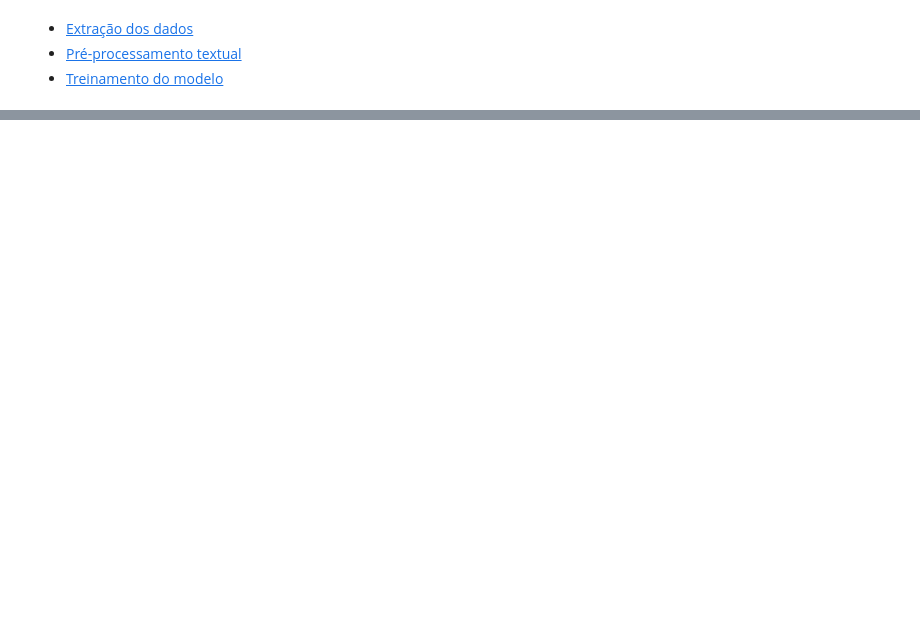
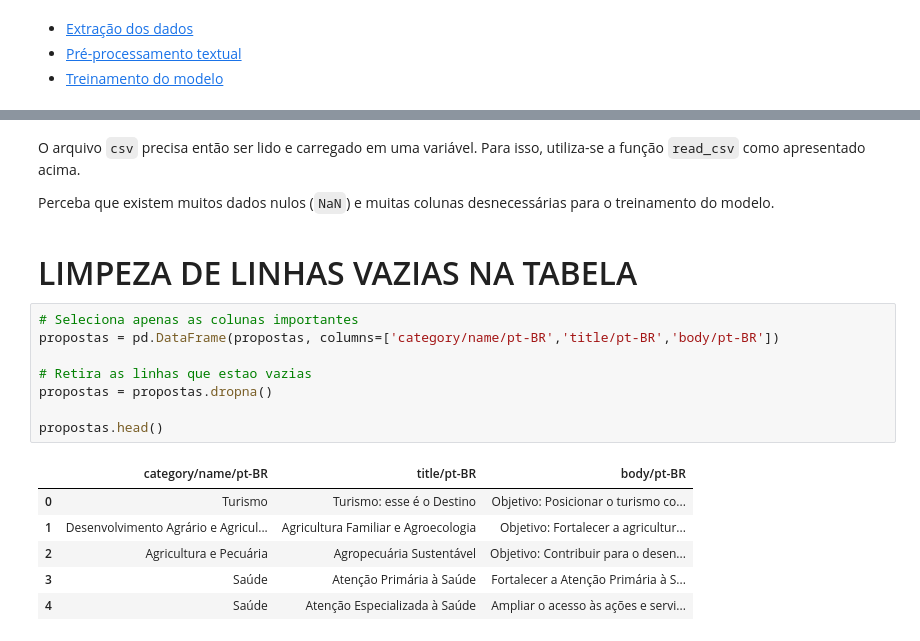
Before and after one commit to ResidenciaTICBrisa/BP-Classificador-de-Propostas, a Jupyter notebook: processo_de_desenvolvimento.ipynb, the cells around one changed output, grey strips where cells are left out. Saved outputs shown, nothing was run; the diff lists cells and outputs as text; blank space fills up the shorter version.

```diff
--- a/processo_de_desenvolvimento.ipynb
+++ b/processo_de_desenvolvimento.ipynb
@@ -121,0 +75,21 @@ No caso, podemos trabalhar com o dados estruturados, que são dados organizados
+# %% [markdown]
+O arquivo `csv` precisa então ser lido e carregado em uma variável. Para isso, utiliza-se a função `read_csv` como apresentado acima.
+
+Perceba que existem muitos dados nulos (`NaN`) e muitas colunas desnecessárias para o treinamento do modelo.
+# %% [markdown]
+<h3 style="font-size:2rem;">LIMPEZA DE LINHAS VAZIAS NA TABELA</h3>
+# %%
+# Seleciona apenas as colunas importantes
+propostas = pd.DataFrame(propostas, columns=['category/name/pt-BR','title/pt-BR','body/pt-BR'])
+
+# Retira as linhas que estao vazias
+propostas = propostas.dropna()
+
+propostas.head()
+# %% [output]
+|  | category/name/pt-BR | title/pt-BR | body/pt-BR |
+| 0 | Turismo | Turismo: esse é o Destino | Objetivo: Posicionar o turismo co... |
+| 1 | Desenvolvimento Agrário e Agricul... | Agricultura Familiar e Agroecologia | Objetivo: Fortalecer a agricultur... |
+| 2 | Agricultura e Pecuária | Agropecuária Sustentável | Objetivo: Contribuir para o desen... |
+| 3 | Saúde | Atenção Primária à Saúde | Fortalecer a Atenção Primária à S... |
+| 4 | Saúde | Atenção Especializada à Saúde | Ampliar o acesso às ações e servi... |
```
Also changed, not shown: parts of 60 cells of this notebook, 1 other file.
